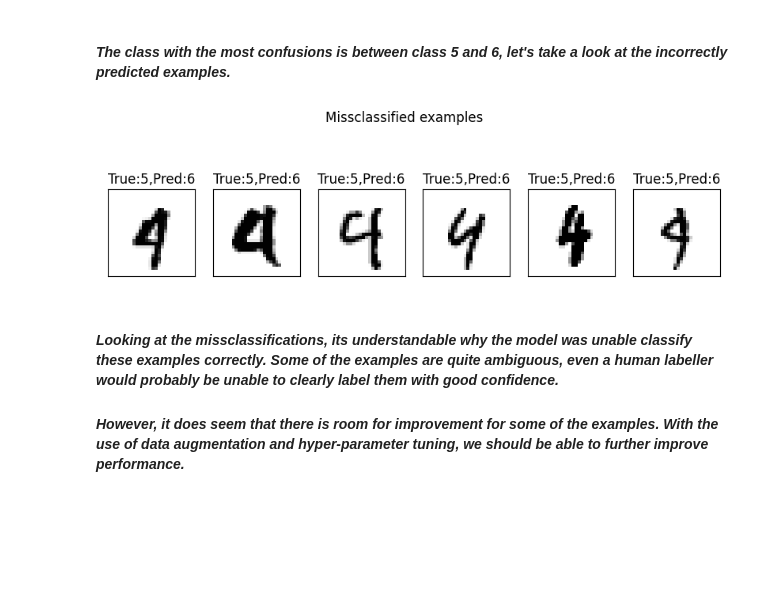
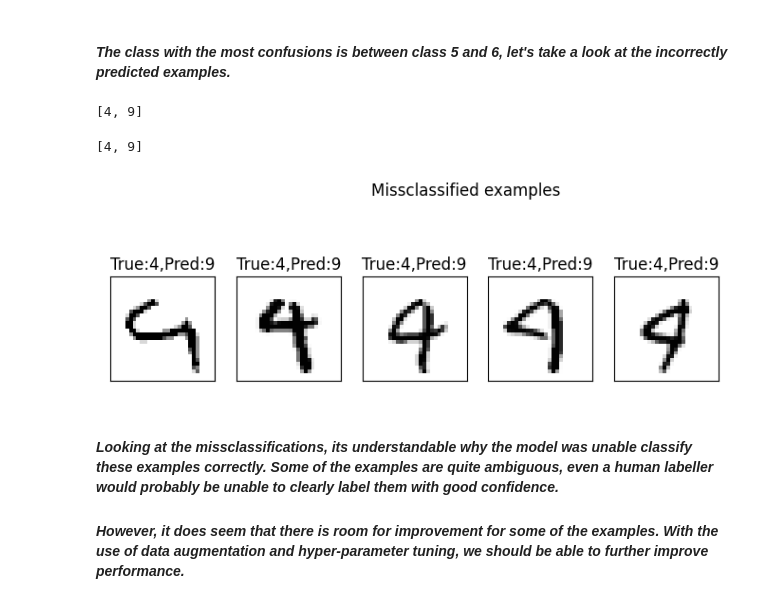
Before and after one commit to tcmaso/mnist, a Jupyter notebook: Untitled.ipynb, the cells around one changed output. Cells and saved outputs as stored; diff of their text form; code cells hidden in the pictures; blank space fills up the shorter version.

```diff
--- a/Untitled.ipynb
+++ b/Untitled.ipynb
@@ -69,7 +73,7 @@ Num GPUs Available:  1
 # %% [markdown]
 ### 2.1 Loading data
 # %%
-df_train = pd.read_csv(r'C:\Users\Thomas\OneDrive\Desktop\mnist\train.csv')
+df_train = pd.read_csv(file_dir+r'\train.csv')
 df_train
 # %% [output]
 |  | label | pixel0 | pixel1 | pixel2 | pixel3 | pixel4 | pixel5 | pixel6 | pixel7 | pixel8 | ... | ... |
@@ -416,5 +403,6 @@ array([3, 1, 7, ..., 3, 4, 1], dtype=int64)
 # %%
-sns.heatmap(confusion_matrix(np.argmax(y_val,axis=1), y_val_pred), annot=True, cmap='Blues', fmt='g')
+cm = confusion_matrix(np.argmax(y_val,axis=1), y_val_pred)
+sns.heatmap(cm, annot=True, cmap='Blues', fmt='g')
 plt.title('Confusion matrix')
 plt.xlabel('Pred')
 plt.ylabel('True')
@@ -445,30 +439,43 @@ test_results = pd.DataFrame({'ImageID': np.arange(1,28001,1), 'Label': y_test_pr
 ### 3.4 Review of incorrectly classified examples
 # %% [markdown]
 #### *The class with the most confusions is between class 5 and 6, let's take a look at the incorrectly predicted examples.*
+# %%
+cm_index = cm
+np.fill_diagonal(cm_index,0)
+cm_index = np.where(cm_index==cm_index.max())
+if len(cm_index)>1:
+    cm_index = [cm_index[0][0],cm_index[1][0]]
+cm_index
+# %% [output]
+[4, 9]
+# %%
+cm_index
+# %% [output]
+[4, 9]
 # %%
-nine_incorrect_examples = X_val[(y_val_true==4) & (y_val_pred==9)]
+nine_incorrect_examples = X_val[(y_val_true==cm_index[0]) & (y_val_pred==cm_index[1])]
 nine_incorrect_examples = nine_incorrect_examples.reshape(-1,28,28)
 # %%
 filters_layer_1 = model.layers[1].get_weights()[0]
 filters_layer_1 = np.squeeze(filters_layer_1).reshape(32,5,5)
 
 fig = plt.figure(figsize=(10, 10))
 fig.suptitle('Missclassified examples')
 w = 10
 h = 10
 columns = 6
 rows = 6
 for i in range(columns*rows +1):
     if i==nine_incorrect_examples.shape[0]:
         break
     fig.add_subplot(rows, columns, i+1)
     plt.imshow(nine_incorrect_examples[i], cmap='Greys')
-    plt.title('True:5,Pred:6')
+    plt.title('True:{},Pred:{}'.format(cm_index[0],cm_index[1]))
     plt.xticks([])
     plt.yticks([])
 plt.show()
 # %% [output]
-[figure, old version]
+[figure, new version]
 # %% [markdown]
 #### *Looking at the missclassifications, its understandable why the model was unable classify these examples correctly. Some of the examples are quite ambiguous, even a human labeller would probably be unable to clearly label them with good confidence.*
 
```
Also changed, not shown: parts of 35 cells of this notebook, 1 other file.
